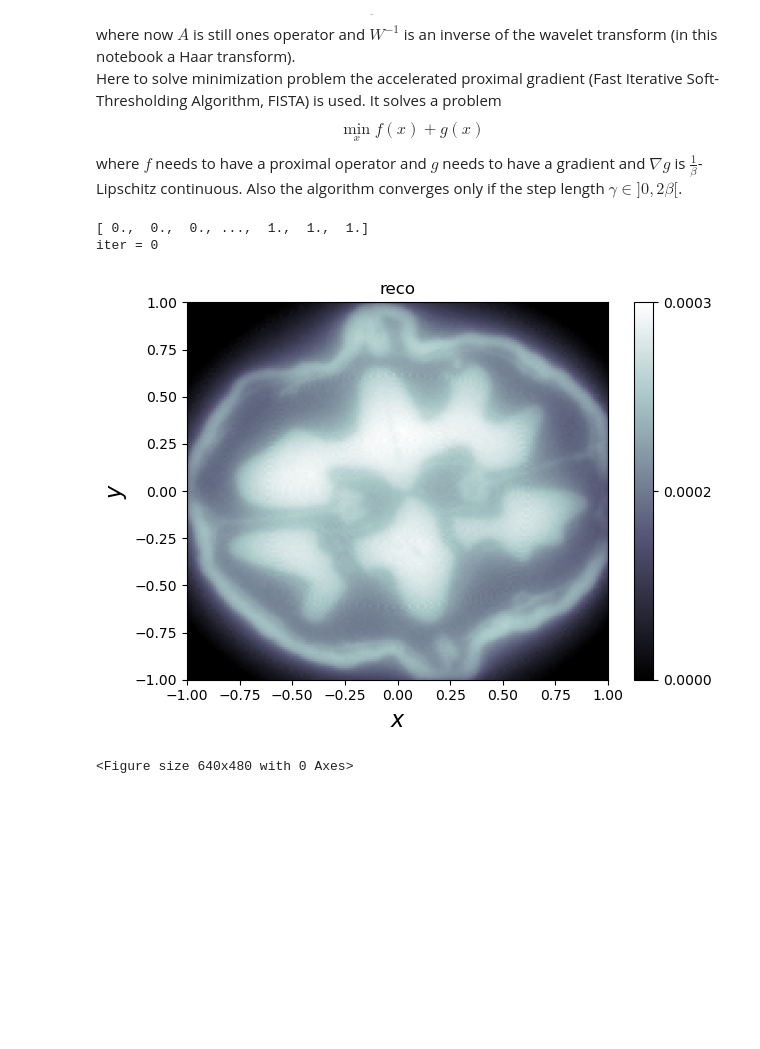
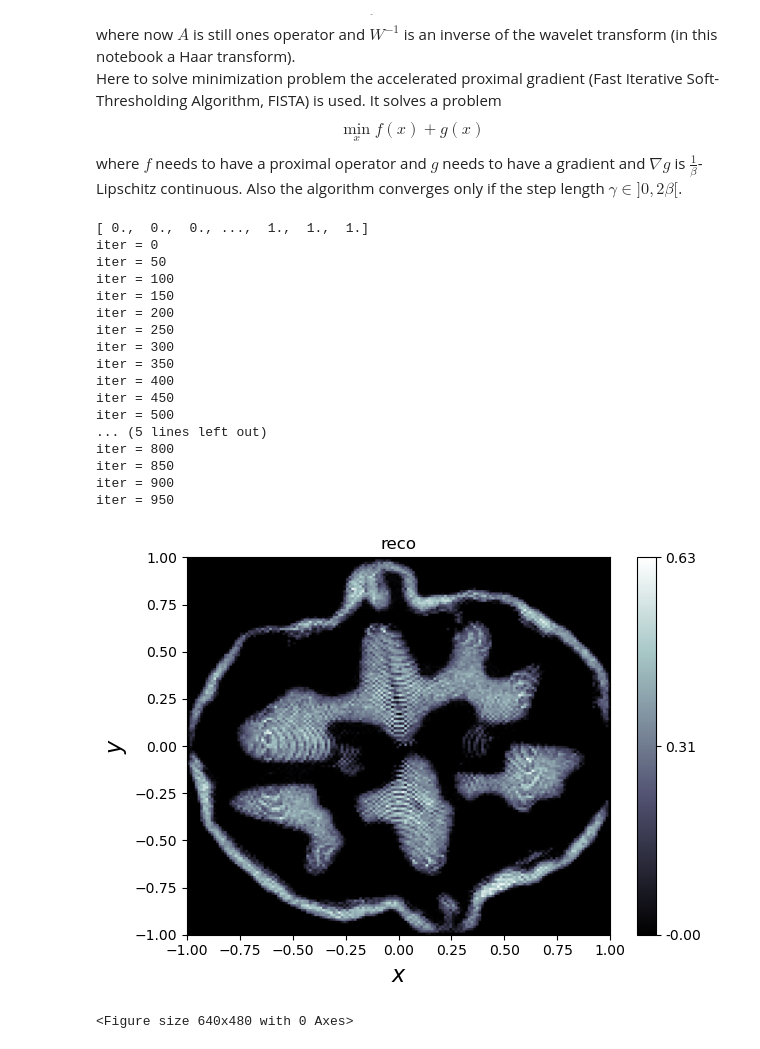
Before and after one commit to asalline/summer2023, a Jupyter notebook: inverse_autumn_school.ipynb, the cells around one changed output. Drawn from its saved outputs; the diff is of its cells as text; code cells hidden in the pictures; blank space fills up the shorter version.

```diff
--- a/inverse_autumn_school.ipynb
+++ b/inverse_autumn_school.ipynb
@@ -370,33 +394,48 @@ inverse_wavelet = wavelet.inverse * (1 / (np.power(1.7, scales)))
 L2_norm_squared = odl.solvers.L2NormSquared(operator.range).translated(noisy_sinogram)
 
 ### Add the operator "A" and the inverse wavelet transform to the data discrepancy term.
 ### This is done from right in given order since when evaluated it starts from the right.
 ### L2Norm(A(W⁻1(f))).
 g = L2_norm_squared * operator * inverse_wavelet
 
 ### Create regularization term
 lam = 0.0005
 f = lam * odl.solvers.L1Norm(wavelet.range)
 
 ### Step length that satisfies the condition.
 gamma = 0.2
 
 ### Amount of iterations
-iterations = 5
+iterations = 1000
 
 callback = (odl.solvers.CallbackPrintIteration(step=50))
 
 # def callb(x):
 #     """Callback that displays the inverse wavelet transform of current iter."""
 #     callback(inverse_wavelet(x))
 
 x = g.domain.zero()
 odl.solvers.accelerated_proximal_gradient(x, f, g, niter=iterations, gamma=gamma, callback=callback)
 
 inverse_wavelet(x).show('reco')
 plt.show()
 # %% [output]
 [ 0.,  0.,  0., ...,  1.,  1.,  1.]
 iter = 0
+iter = 50
+iter = 100
+iter = 150
+iter = 200
+iter = 250
+iter = 300
+iter = 350
+iter = 400
+iter = 450
+iter = 500
+... (5 lines left out)
+iter = 800
+iter = 850
+iter = 900
+iter = 950
-[figure, old version]
+[figure, new version]
 <Figure size 640x480 with 0 Axes>
```
Also changed, not shown: parts of 5 cells of this notebook.
